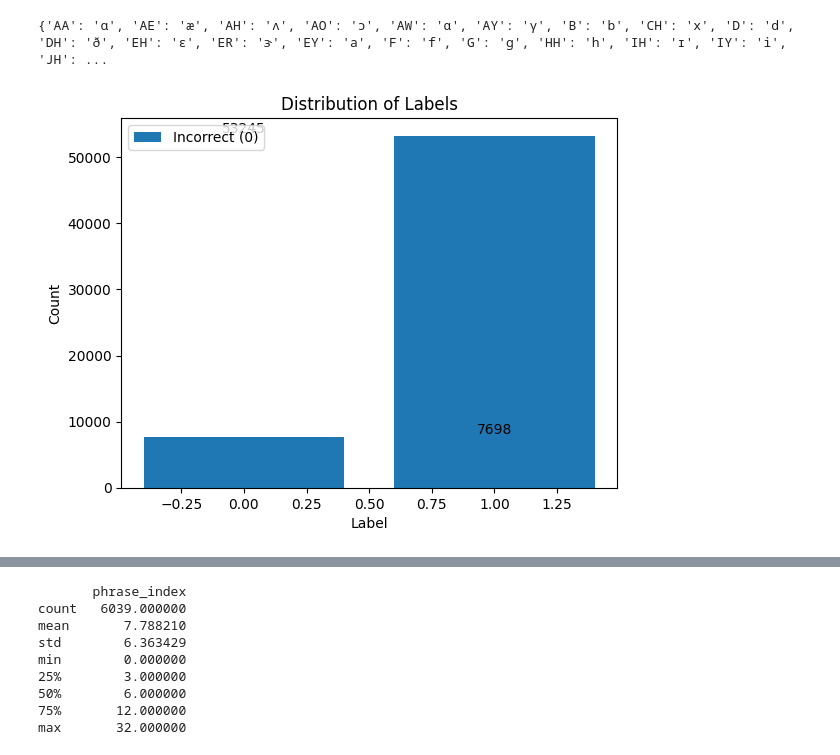
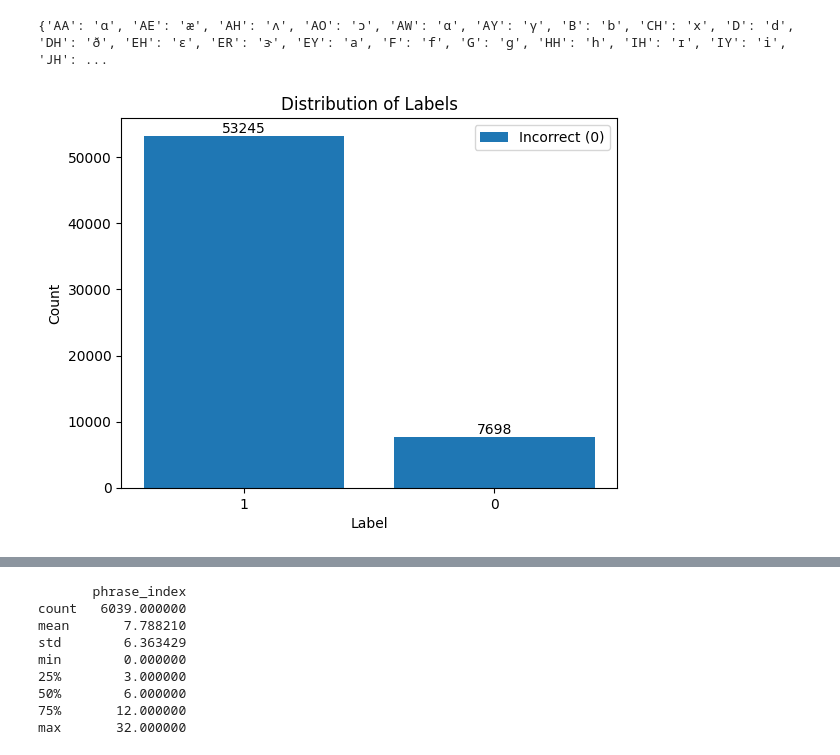
Before and after one commit to raivathg/amira_data_challenge, a Jupyter notebook: Explotatory Data analysis.ipynb, the cells around one changed output, grey strips where cells are left out. Saved outputs shown, nothing was run; the diff lists cells and outputs as text; code cells hidden in the pictures.

```diff
--- a/Explotatory Data analysis.ipynb
+++ b/Explotatory Data analysis.ipynb
@@ -98,30 +98,32 @@ print(arpabet_to_amirabet)
 # %%
 import pandas as pd
 import matplotlib.pyplot as plt
 
+# Read the data
 labels_df = pd.read_csv("labels.csv")
 
+# Get the counts of each label
 label_counts = labels_df['label'].value_counts()
 
 # Create a bar plot
-plt.bar(label_counts.index, label_counts.values)
+plt.bar(label_counts.index.astype(str), label_counts.values)
 
 # Add labels and title
 plt.xlabel('Label')
 plt.ylabel('Count')
 plt.title('Distribution of Labels')
 
 # Add label annotations
 for i, count in enumerate(label_counts.values):
     plt.text(i, count, str(count), ha='center', va='bottom')
 
 # Add legend
 plt.legend(['Incorrect (0)', 'Correct (1)'])
 
 # Show plot
 plt.show()
 # %% [output]
-[figure, old version]
+[figure, new version]
 # %%
 import pandas as pd
 
```
